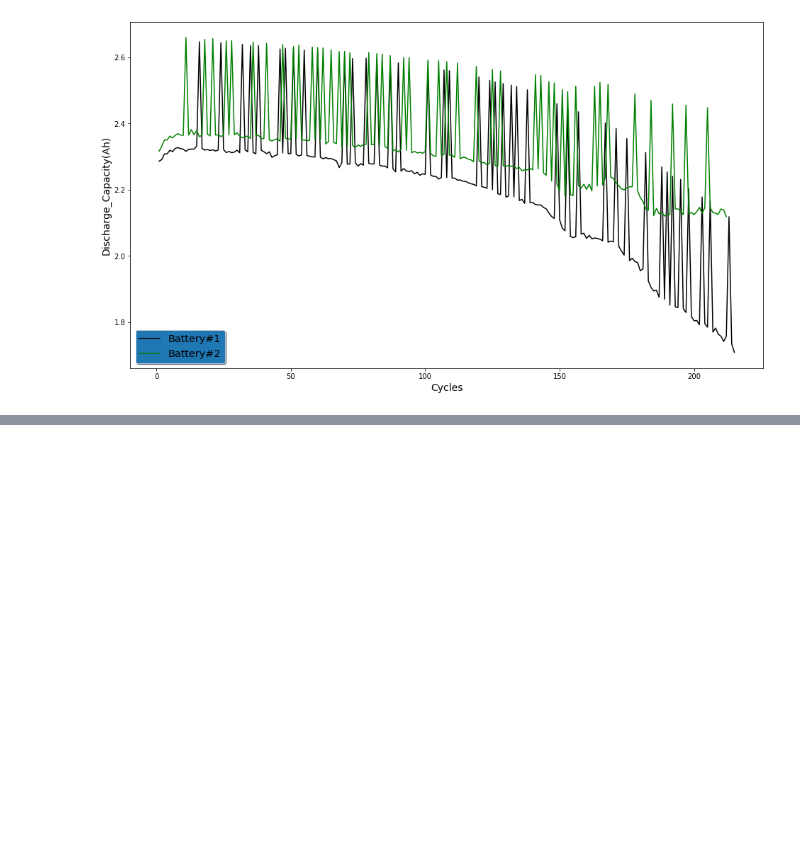
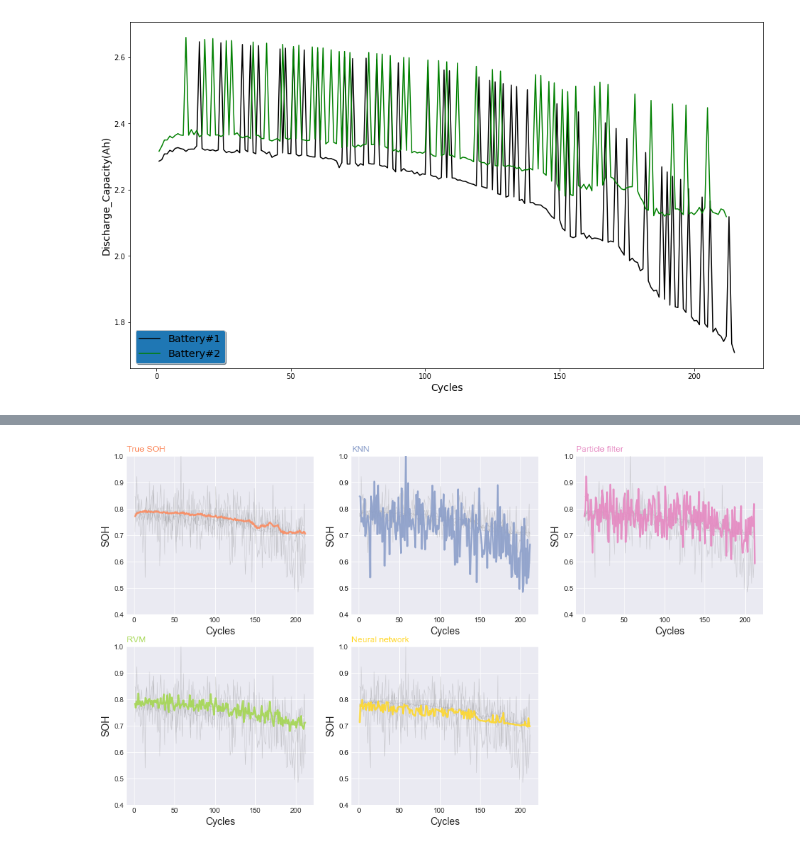
Before and after one commit to quang-ng/thesis-2020, a Jupyter notebook: jupyter_notebooks/draw_discharge_cap.ipynb, the cells around one changed output, grey strips where cells are left out. Saved outputs shown, nothing was run; the diff lists cells and outputs as text; code cells hidden in the pictures; blank space fills up the shorter version.

```diff
--- a/jupyter_notebooks/draw_discharge_cap.ipynb
+++ b/jupyter_notebooks/draw_discharge_cap.ipynb
@@ -113,0 +185,2 @@ plt.show()
+# %%
+df = pd.read_csv("./channel8_result.csv")
@@ -113,0 +193,75 @@ plt.show()
+# %%
+new_column_name = {
+    "Discharge_Capacity(Ah)": "True SOH",
+    "knn": "KNN",
+    "particle_filter": "Particle filter",
+    "rvm": "RVM",
+    "dcnn": "Neural network"
+}
+# %%
+df.rename(columns=new_column_name, inplace=True)
+# %%
+df['True SOH'] = df['True SOH'] / 3
+df['KNN'] = df['KNN'] / 3
+df['Particle filter'] = df['Particle filter'] / 3
+df['Neural network'] = df['Neural network'] / 3
+df['RVM'] = df['RVM'] / 3
+# %%
+# libraries and data
+import matplotlib.pyplot as plt
+import numpy as np
+import pandas as pd
+
+# Make a data frame
+# df=pd.DataFrame({'x': range(1,11), 'y1': np.random.randn(10), 'y2': np.random.randn(10)+range(1,11), 'y3': np.random.randn(10)+range(11,21), 'y4': np.random.randn(10)+range(6,16), 'y5': np.random.randn(10)+range(4,14)+(0,0,0,0,0,0,0,-3,-8,-6), 'y6': np.random.randn(10)+range(2,12), 'y7': np.random.randn(10)+range(5,15), 'y8': np.random.randn(10)+range(4,14), 'y9': np.random.randn(10)+range(4,14) })
+
+# Initialize the figure
+plt.style.use('seaborn-darkgrid')
+
+# create a color palette
+palette = plt.get_cmap('Set2')
+
+fig, ax = plt.subplots(figsize=(16,9))
+
+# multiple line plot
+num=0
+for column in df.drop('Cycle', axis=1):
+    num+=1
+
+    # Find the right spot on the plot
+    plt.subplot(2,3, num)
+
+    # plot every groups, but discreet
+    for v in df.drop('Cycle', axis=1):
+        plt.plot(df['Cycle'], df[v], marker='', color='grey', linewidth=0.6, alpha=0.3)
+
+    # Plot the lineplot
+    plt.plot(df['Cycle'], df[column], marker='', color=palette(num), linewidth=2.4, alpha=0.9, label=column)
+
+    plt.xlabel('Cycles', fontsize=14)
+    plt.ylabel('SOH', fontsize=14)
+
+
+    # Same limits for everybody!
+#     plt.xlim(0,10)
+    plt.ylim(0.4,1)
+
+    # Not ticks everywhere
+    if num in range(7) :
+        plt.tick_params(labelbottom='off')
+    if num not in [1,4,7] :
+        plt.tick_params(labelleft='off')
+
+    # Add title
+    plt.title(column, loc='left', fontsize=12, fontweight=0, color=palette(num) )
+
+# # general title
+# plt.suptitle("How the 9 students improved\nthese past few days?",
+#              fontsize=13, fontweight=0, color='black', style='italic', y=1.02)
+
+# # Axis title
+# plt.text(0.5, 0.02, 'Cycle', ha='center', va='center')
+# plt.text(0.6, 0.5, 'Ah', ha='center', va='center', rotation='vertical')
+#
+# %% [output]
+[figure, added]
```
Also changed, not shown: parts of 27 cells of this notebook, 43 other files.
